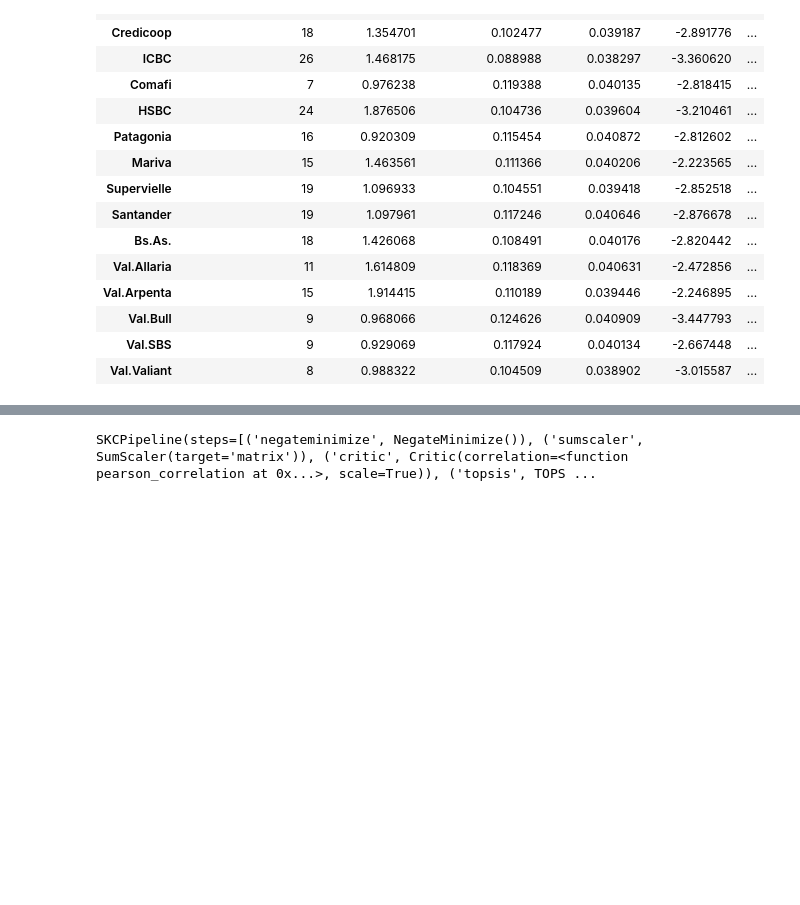
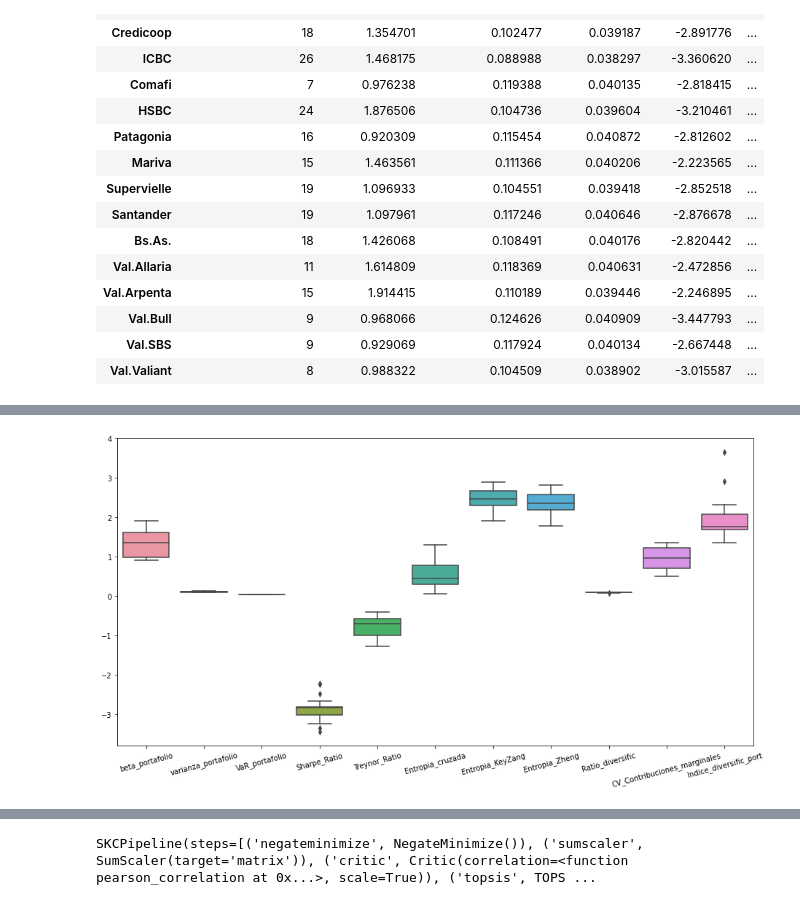
Before and after one commit to quatrope/garpar, a Jupyter notebook: draft/FCIevaluate.ipynb, the cells around one changed output, grey strips where cells are left out. Cells and saved outputs as stored; diff of their text form; code cells hidden in the pictures; blank space fills up the shorter version.

```diff
--- a/draft/FCIevaluate.ipynb
+++ b/draft/FCIevaluate.ipynb
@@ -145,0 +200,11 @@ metrics
+# %%
+
+fig, ax = plt.subplots(figsize=(13,7))
+#metrics.plot.box(ax=ax, color="g")
+sns.boxplot(data=metrics[metrics.columns[1:]], ax=ax)
+ax.set_xticklabels(ax.get_xticklabels(), rotation = 15)
+fig.tight_layout()
+plt.savefig("cajasinnormalizar.pdf")
+# excluye el criterio del conteo porque sino las cajas quedan un moco
+# %% [output]
+[figure, added]
```
Also changed, not shown: parts of 23 cells of this notebook, 2 other files.
